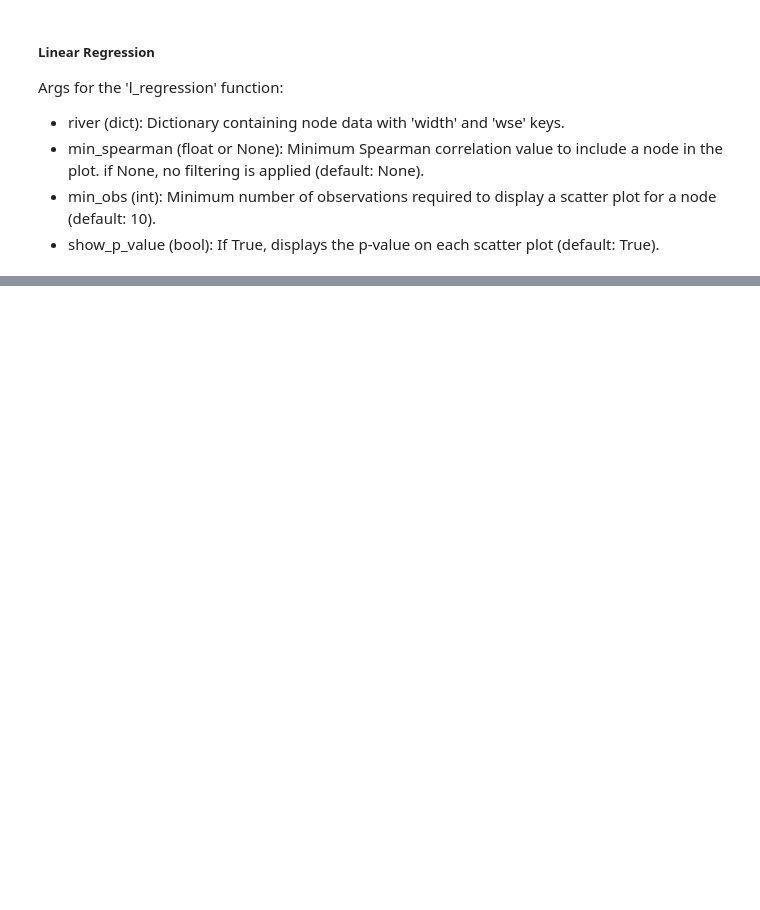
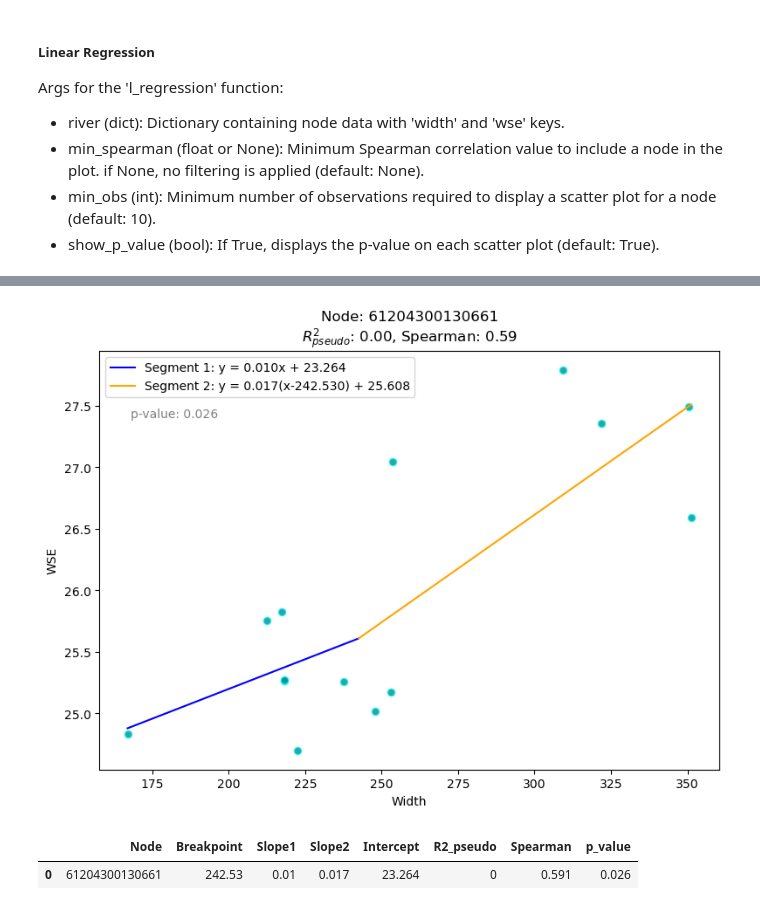
Before and after one commit to jdavecas/Hipsometric-curves, a Jupyter notebook: Regressions.ipynb, the cells around one changed output, grey strips where cells are left out. Cells and saved outputs as stored; diff of their text form; code cells hidden in the pictures; blank space fills up the shorter version.

```diff
--- a/Regressions.ipynb
+++ b/Regressions.ipynb
@@ -70,0 +60,6 @@ l_regression
+# %%
+pw_l_regression_huber_node(River_dict, node_id='61204300130661', show_p_value=True)
+# %% [output]
+[figure, added]
+|  | Node | Breakpoint | Slope1 | Slope2 | Intercept | R2_pseudo | Spearman | p_value |
+| 0 | 61204300130661 | 242.53 | 0.01 | 0.017 | 23.264 | 0 | 0.591 | 0.026 |
```
Also changed, not shown: parts of 8 cells of this notebook, 1 other file.
